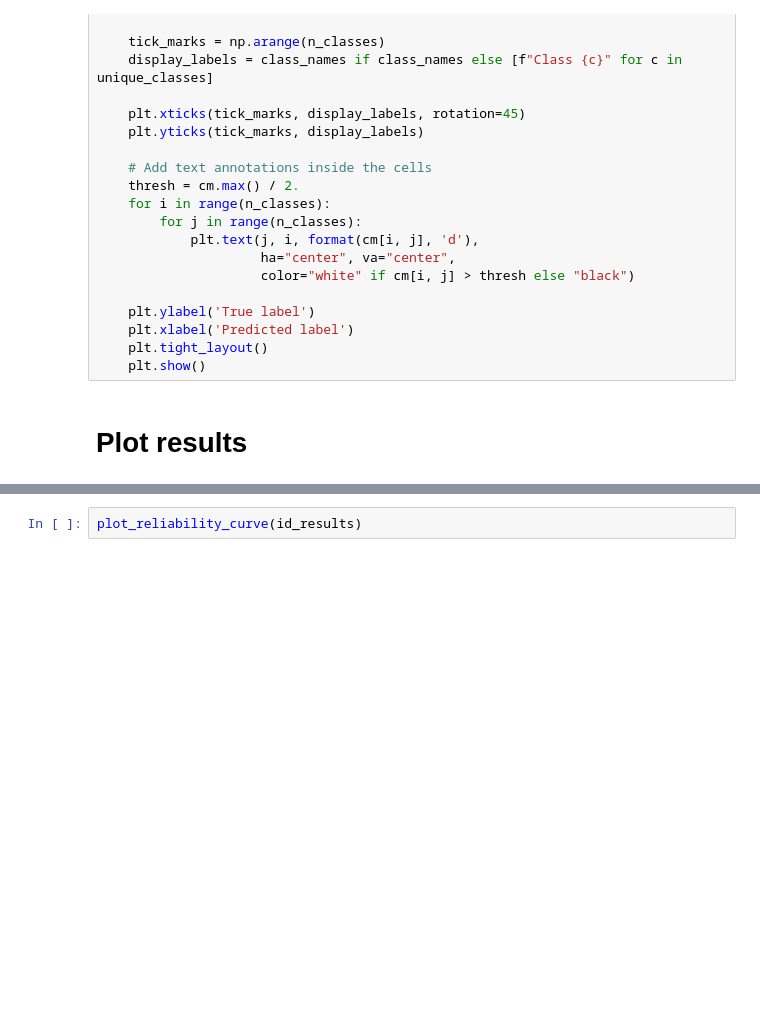
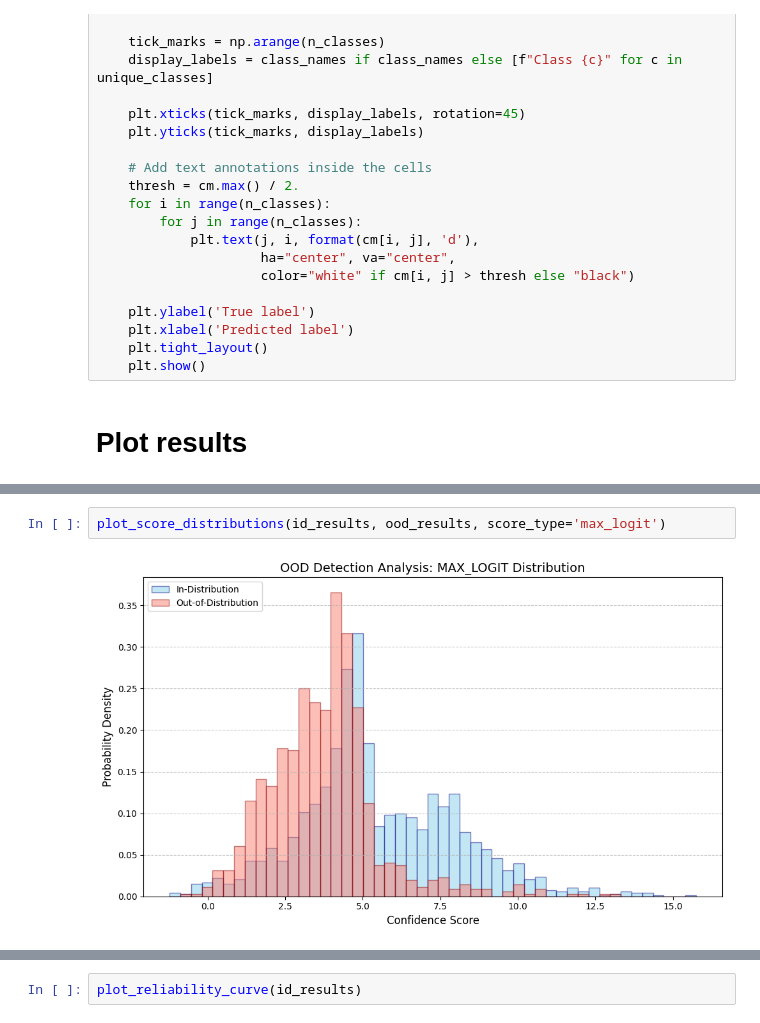
Before and after one commit to czotterbenedek/ood-detection-with-timedrl, a Jupyter notebook: analysis_results.ipynb, the cells around one changed output, grey strips where cells are left out. Drawn from its saved outputs; the diff is of its cells as text; blank space fills up the shorter version.

```diff
--- a/analysis_results.ipynb
+++ b/analysis_results.ipynb
@@ -367,0 +412,4 @@ plot_score_distributions(id_results, ood_results, score_type='max_conf')
+# %%
+plot_score_distributions(id_results, ood_results, score_type='max_logit')
+# %% [output]
+[figure, added]
```
Also changed, not shown: parts of 19 cells of this notebook, 1 other file.
